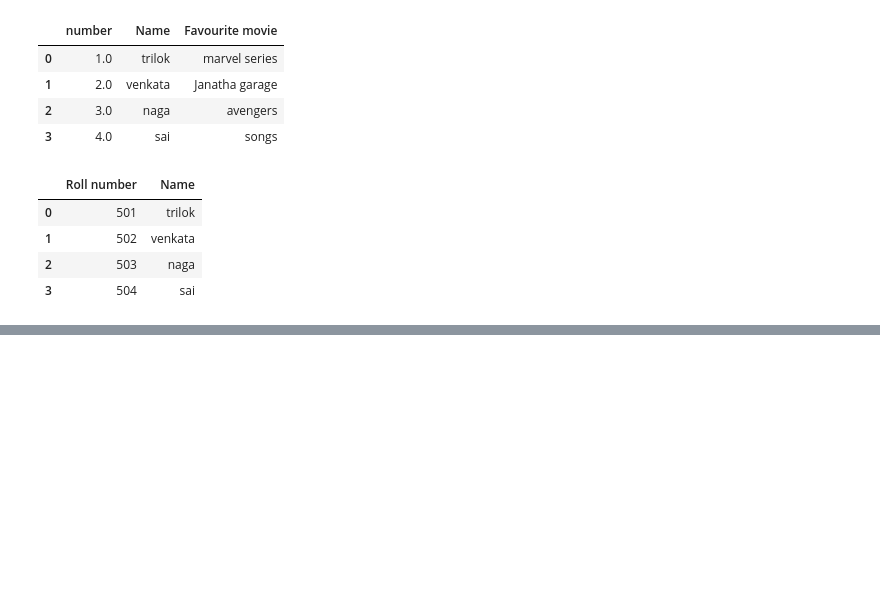
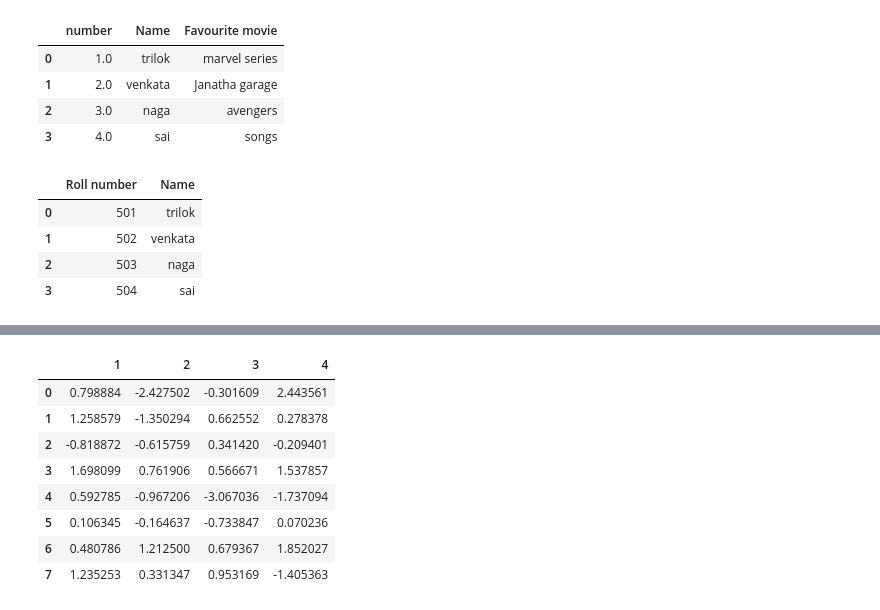
Before and after one commit to 19PA1A0536/python-basics, a Jupyter notebook: Untitled3.ipynb, the cells around one changed output, grey strips where cells are left out. Cells and saved outputs as stored; diff of their text form; code cells hidden in the pictures; blank space fills up the shorter version.

```diff
--- a/Untitled3.ipynb
+++ b/Untitled3.ipynb
@@ -52,0 +136,14 @@ df
+# %%
+
+nag=pd.DataFrame(np.random.randn(8,4),columns=["1","2","3","4"])
+nag
+# %% [output]
+|  | 1 | 2 | 3 | 4 |
+| 0 | 0.798884 | -2.427502 | -0.301609 | 2.443561 |
+| 1 | 1.258579 | -1.350294 | 0.662552 | 0.278378 |
+| 2 | -0.818872 | -0.615759 | 0.341420 | -0.209401 |
+| 3 | 1.698099 | 0.761906 | 0.566671 | 1.537857 |
+| 4 | 0.592785 | -0.967206 | -3.067036 | -1.737094 |
+| 5 | 0.106345 | -0.164637 | -0.733847 | 0.070236 |
+| 6 | 0.480786 | 1.212500 | 0.679367 | 1.852027 |
+| 7 | 1.235253 | 0.331347 | 0.953169 | -1.405363 |
```
Also changed, not shown: parts of 11 cells of this notebook.
